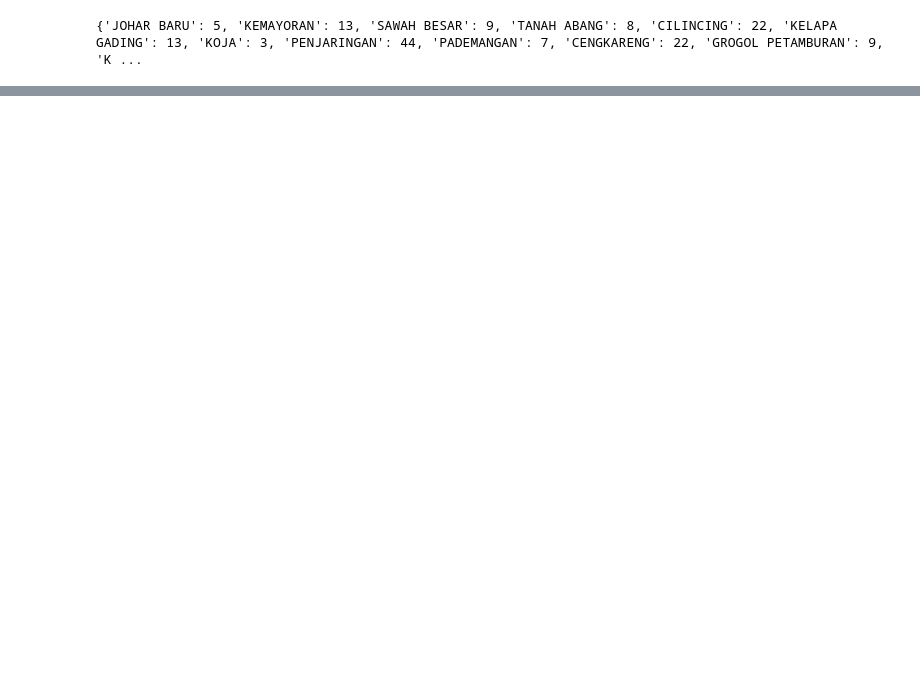
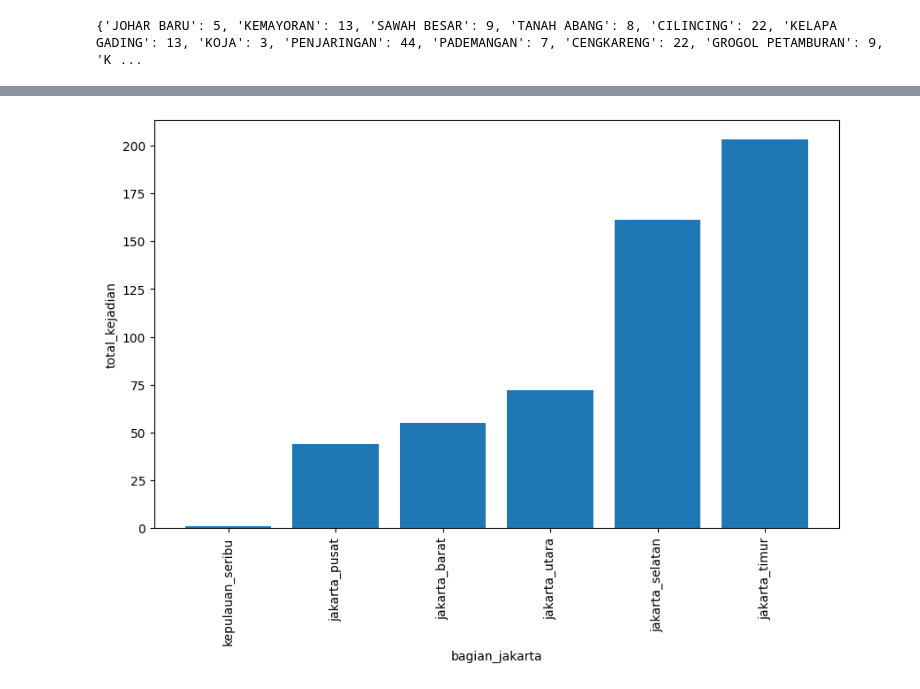
Before and after one commit to mafir03/datascience, a Jupyter notebook: f/main.ipynb, the cells around one changed output, grey strips where cells are left out. Drawn from its saved outputs; the diff is of its cells as text; code cells hidden in the pictures; blank space fills up the shorter version.

```diff
--- a/f/main.ipynb
+++ b/f/main.ipynb
@@ -246,0 +359,38 @@ print(kasus_banjir_pertahun_kecamatan)
+# %%
+jakarta_timur = ['CAKUNG','PULO GADUNG', 'JATINEGARA', 'MAKASAR', 'KRAMAT JATI', 'CIPAYUNG', 'CIRACAS', 'PASAR REBO', 'DUREN SAWIT']
+jakarta_selatan = ['SETIABUDI', 'TEBET', 'PANCORAN', 'KEBAYORAN BARU', 'KEBAYORAN LAMA', 'PASAR MINGGU', 'JAGAKARSA', 'CILANDAK', 'MAMPANG PRAPATAN', 'PESANGGRAHAN']
+jakarta_pusat = ['TANAH ABANG', 'MENTENG', 'GAMBIR', 'KEMAYORAN', 'SAWAH BESAR', 'SENEN', 'JOHAR BARU', 'CEMPAKA PUTIH', 'MATRAMAN']
+jakarta_barat = ['KALIDERES', 'CENGKARENG', 'KEMBANGAN', 'KEBON JERUK', 'PALMERAH', 'GROGOL PETAMBURAN','TAMBORA', 'TAMAN SARI']
+jakarta_utara = ['PENJARINGAN', 'PADEMANGAN', 'TANJUNG PRIOK', 'KOJA', 'KELAPA GADING', 'CILINCING']
+kepulauan_seribu = ['KEPULAUAN SERIBU UTARA', 'KEPULAUAN SERIBU SELATAN']
+# %%
+j_timur_total = int()
+j_selatan_total = int()
+j_pusat_total = int()
+j_barat_total = int()
+j_utara_total = int()
+k_seribu_total = int()
+# %%
+for index, row in total_value_rainy_month.iterrows():
+    kec = row['kecamatan']
+    if kec in jakarta_timur:
+        j_timur_total += row['total_kejadian']
+    elif kec in jakarta_selatan:
+        j_selatan_total += row['total_kejadian']
+    elif kec in jakarta_pusat:
+        j_pusat_total += row['total_kejadian']
+    elif kec in jakarta_barat:
+        j_barat_total += row['total_kejadian']
+    elif kec in jakarta_utara:
+        j_utara_total += row['total_kejadian']
+    elif kec in kepulauan_seribu:
+        k_seribu_total += row['total_kejadian']
+    else:
+        print(kec + " " + str(row['total_kejadian']))
+        print("not found")
+# %%
+total_per_bagian_jakarta = {"jakarta_timur": j_timur_total, "jakarta_selatan": j_selatan_total,
+                            "jakarta_pusat": j_pusat_total, "jakarta_barat": j_barat_total,
+                            "jakarta_utara": j_utara_total, "kepulauan_seribu": k_seribu_total}
+total_per_bagian_jakarta = pd.Series(total_per_bagian_jakarta).reset_index()
+total_per_bagian_jakarta.columns = ['bagian_jakarta', 'total_kejadian']
@@ -246,0 +407,4 @@ print(kasus_banjir_pertahun_kecamatan)
+# %%
+printBarPlot(total_per_bagian_jakarta,'bagian_jakarta', 'total_kejadian',False)
+# %% [output]
+[figure, added]
```
Also changed, not shown: parts of 24 cells of this notebook, 1 other file.
